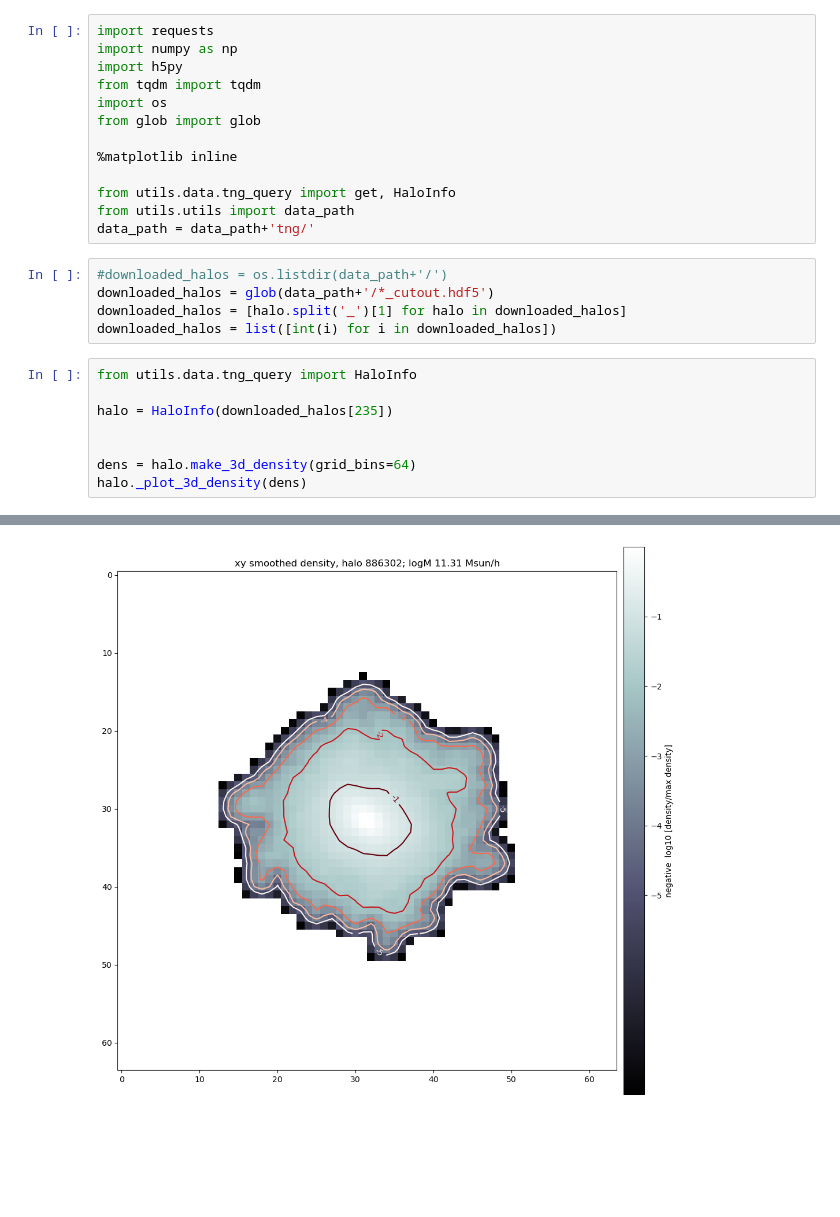
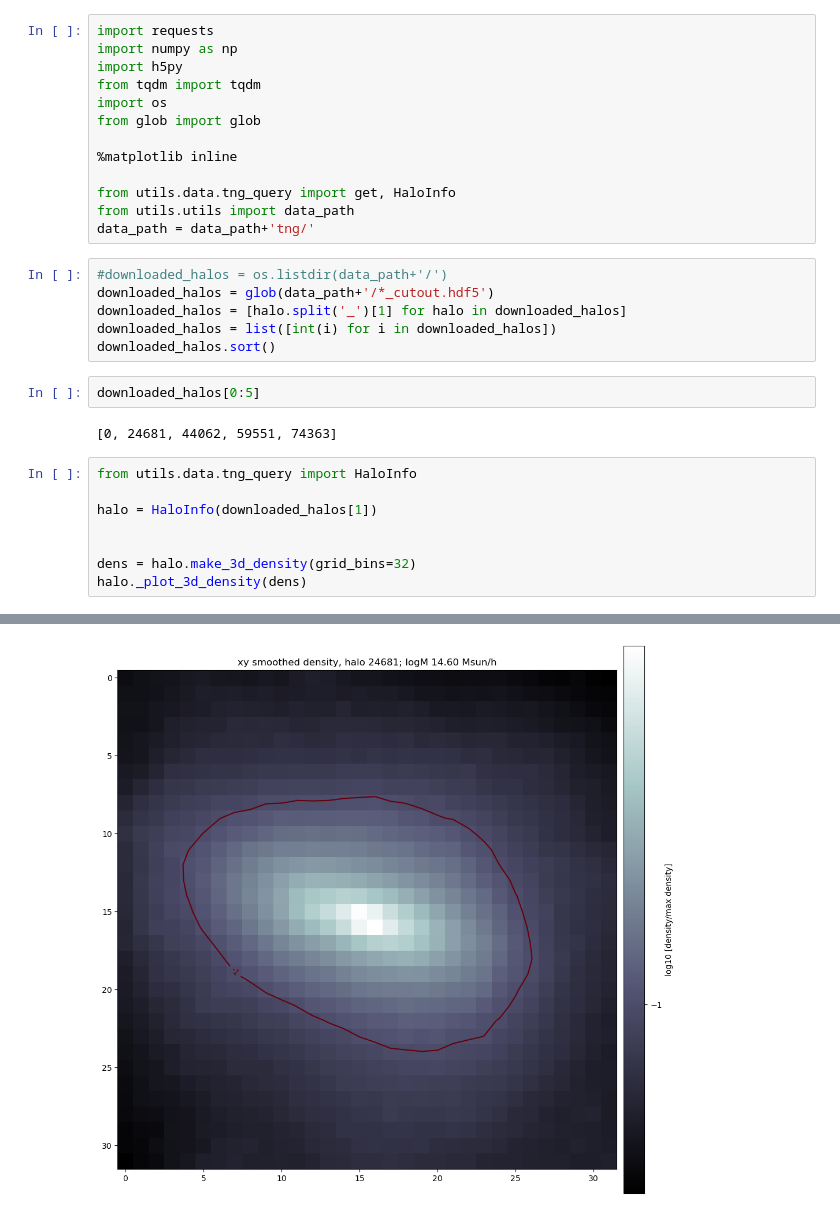
Before and after one commit to SergeiDBykov/self_supervised_halos, a Jupyter notebook: notebooks/tng_data_prep.ipynb, the cells around one changed output, grey strips where cells are left out. Drawn from its saved outputs; the diff is of its cells as text; blank space fills up the shorter version.

Commit message:
continue halo download, prepare for freya adoption

```diff
--- a/notebooks/tng_data_prep.ipynb
+++ b/notebooks/tng_data_prep.ipynb
@@ -19,12 +19,17 @@ data_path = data_path+'tng/'
 downloaded_halos = glob(data_path+'/*_cutout.hdf5')
 downloaded_halos = [halo.split('_')[1] for halo in downloaded_halos]
 downloaded_halos = list([int(i) for i in downloaded_halos])
+downloaded_halos.sort()
+# %%
+downloaded_halos[0:5]
+# %% [output]
+[0, 24681, 44062, 59551, 74363]
 # %%
 from utils.data.tng_query import HaloInfo
 
-halo = HaloInfo(downloaded_halos[235])
+halo = HaloInfo(downloaded_halos[1])
 
 
-dens = halo.make_3d_density(grid_bins=64)
+dens = halo.make_3d_density(grid_bins=32)
 halo._plot_3d_density(dens)
 # %% [output]
@@ -32,3 +37,3 @@ halo._plot_3d_density(dens)
-[figure, old version]
+[figure, new version]
 # %%
 
```
Also changed, not shown: parts of 7 cells of this notebook, 4 other files.
